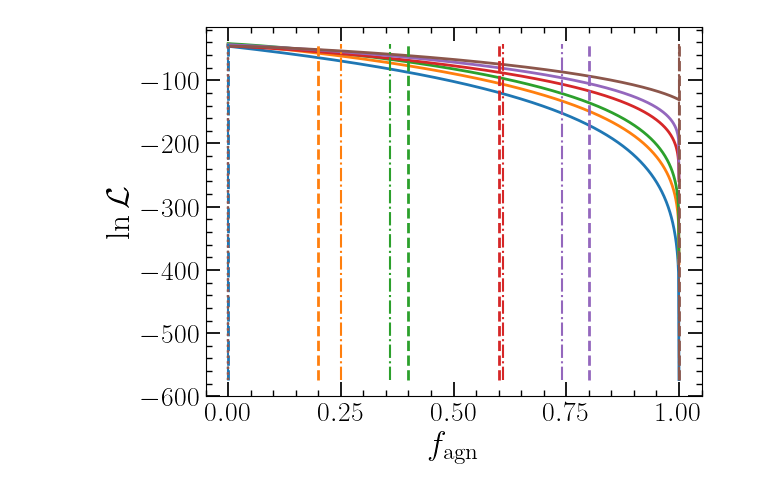
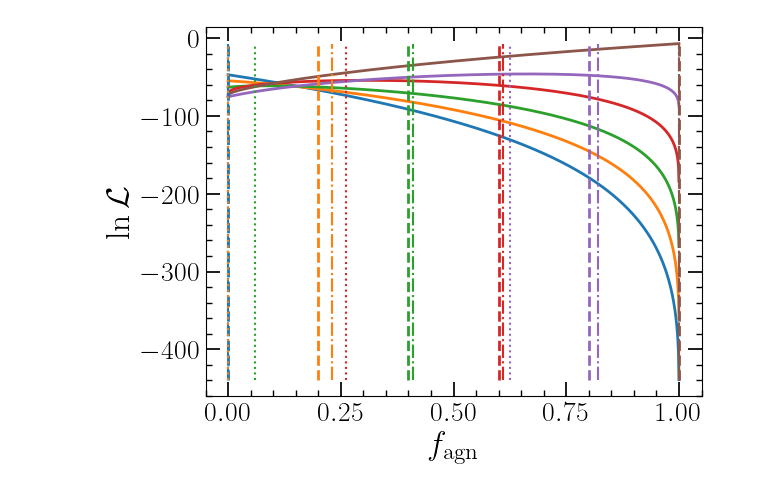
Before and after one commit to LucasPouw/darksirenpop, a Jupyter notebook: checkresults.ipynb, the cells around one changed output. Saved outputs shown, nothing was run; the diff lists cells and outputs as text; code cells hidden in the pictures.

```diff
--- a/checkresults.ipynb
+++ b/checkresults.ipynb
@@ -19,7 +19,7 @@ def get_colors(origin_dict):
 # %%
 origin_dict = {}
 
-json_path = '/net/vdesk/data2/pouw/MRP/mockdata_analysis/darksirenpop/jsons/lumdistsig0.01_from_1k_small_zero_zerr_catalog.json'  # '/net/vdesk/data2/pouw/MRP/mockdata_analysis/darksirenpop/jsons/posterior_samples_mock_v7.json'
+json_path = '/net/vdesk/data2/pouw/MRP/mockdata_analysis/darksirenpop/jsons/dl_20percent_dz_00percent_nagn_1e3.json'  # '/net/vdesk/data2/pouw/MRP/mockdata_analysis/darksirenpop/jsons/posterior_samples_mock_v7.json'
 with open(json_path) as f:
     posterior_samples_dictionary = json.load(f)
 
@@ -111,16 +101,11 @@ use_N_gws = 100
 max_N_fagns = 51
 N_true_fagns = min(use_N_gws+1, max_N_fagns)    # Cannot create more f_agn values than use_N_gws+1 and don't want to generate more than max_N_fagns
 calc_logllh_at_N_points = 1000                  # Only change if you want higher resolution, but why would you?
-log_llh_x_ax = np.linspace(0.0001, 1., calc_logllh_at_N_points)
-estimation_arr = np.zeros(N_true_fagns)
+log_llh_x_ax = np.linspace(0.0001, 0.9999, calc_logllh_at_N_points)
 n_trials = 100
-for i in tqdm(range(n_trials)):
 
-    estimated_fagns = np.zeros((N_true_fagns, calc_logllh_at_N_points))
-    lowers = np.zeros((N_true_fagns, calc_logllh_at_N_points))
-    uppers = np.zeros((N_true_fagns, calc_logllh_at_N_points))
-
-
+estimation_arr = np.zeros((n_trials, N_true_fagns))
+for trial_idx in tqdm(range(n_trials)):
     ## These two lines are for making the underlying truth equal to the actual realization of that truth
     # use_N_agn_events = np.arange(0, use_N_gws + 1, int(use_N_gws / (N_true_fagns-1)), dtype=np.int32)
     # true_fagns = use_N_agn_events / use_N_gws
@@ -129,16 +114,14 @@ for i in tqdm(range(n_trials)):
     true_fagns = np.linspace(0, 1, N_true_fagns)  # Underlying truth
     use_N_agn_events = np.random.binomial(n=use_N_gws, p=true_fagns)  # Make random realization of a universe with a true fagn
 
-
     use_N_alt_events = use_N_gws - use_N_agn_events
     realized_fagns = use_N_agn_events / use_N_gws  # Realization of the truth
-
-    agn_events = origins
-    alt_events = ~origins
 
     agn_idx = np.random.choice(np.where(agn_events)[0], size=(N_true_fagns, use_N_gws), replace=True)
     alt_idx = np.random.choice(np.where(alt_events)[0], size=(N_true_fagns, use_N_gws), replace=True)
     idx = np.where(np.arange(use_N_gws) < use_N_agn_events[:, None], agn_idx, alt_idx)  # Shape (N_true_fagns, use_N_gws)
+
+    # print(np.sum(cw_pagn[idx] > cw_palt[idx], axis=1))
 
     fagn_times_fobsc = log_llh_x_ax[:, np.newaxis, np.newaxis]
     total_cw_prob_agn = cw_pagn[idx].T[np.newaxis,...]
@@ -173,19 +156,19 @@ for i in tqdm(range(n_trials)):
         log_llh_numerator_per_event = np.log(fagn_times_fobsc * total_cw_prob_agn + (1 - fagn_times_fobsc) * total_prob_alt)
         log_llh_numerator = np.sum(log_llh_numerator_per_event, axis=1 )
 
-    log_llh_denominator = 0
+    log_llh_denominator = 0  # TODO: GW selection effects
     log_llh = log_llh_numerator - log_llh_denominator
-    max_log_llh = np.max(log_llh, axis=0)
-    estimated_fagns = log_llh_x_ax[np.argmax(log_llh, axis=0)]  # TODO: change to interpolation
+    # max_log_llh = np.max(log_llh, axis=0)
+    estimation_arr[trial_idx, :] = log_llh_x_ax[np.argmax(log_llh, axis=0)]  # TODO: change to interpolation
 
-    estimation_arr += estimated_fagns
-
-estimation_arr /= n_trials
+fagn_medians = np.median(estimation_arr, axis=0)
+q016 = np.quantile(estimation_arr, 0.16, axis=0)
+q084 = np.quantile(estimation_arr, 0.84, axis=0)
 
 plt.figure(figsize=(8,8))
-plt.plot(true_fagns, estimation_arr, color='red', linewidth=3)
+plt.plot(true_fagns, fagn_medians, color='red', linewidth=3)
 plt.plot(np.linspace(0,1,100), np.linspace(0,1,100), linestyle='dashed', color='black', zorder=6, linewidth=3)
-# plt.fill_between(true_fagns, estimated_fagns - lowers, estimated_fagns + uppers, color='red', alpha=0.3)  # TODO: get errors
+plt.fill_between(true_fagns, q016, q084, color='red', alpha=0.3)
 
 CI = np.linspace(0, 1, 1001)
 for ci, alpha in zip([0.68, 0.95, 0.997], [0.1, 0.15, 0.2]):
@@ -208,28 +228,28 @@ plt.show()
 # %%
 plt.figure()
 ymin = np.inf
 ymax = -np.inf
 ax_factor = 1.1
 colors = []
 every = 10
 for i, llh in enumerate(log_llh.T[::every]):
 
     low, high = np.min(llh), np.max(llh)
     if ymin > low:
         ymin = low
     if ymax < high:
         ymax = high
 
     p = plt.plot(log_llh_x_ax, llh, linewidth=2, linestyle='solid', label='Total log-likelihood')
     c = colors.append( p[0].get_color() )
 
 plt.vlines(true_fagns[::every], ymin, ymax, color=colors, linestyle='dashed', linewidth=2, label=r'True $f_{\rm agn}$')
 plt.vlines(realized_fagns[::every], ymin, ymax, color=colors, linestyle='dashdot', label=r'Realized $f_{\rm agn}$')
-plt.vlines(estimated_fagns[::every], ymin, ymax, color=colors, linestyle='dotted', label=r'Estimated $f_{\rm agn}$')
+plt.vlines(fagn_medians[::every], ymin, ymax, color=colors, linestyle='dotted', label=r'Estimated $f_{\rm agn}$')
 # plt.legend()
 # plt.ylim(ymin / ax_factor, ax_factor * ymax)
 plt.xlabel(r'$f_{\rm agn}$')
 plt.ylabel(r'$\ln \mathcal{L}$')
 plt.show()
 # %% [output]
-[figure, old version]
+[figure, new version]
```
Also changed, not shown: parts of 7 cells of this notebook, 2 other files.
